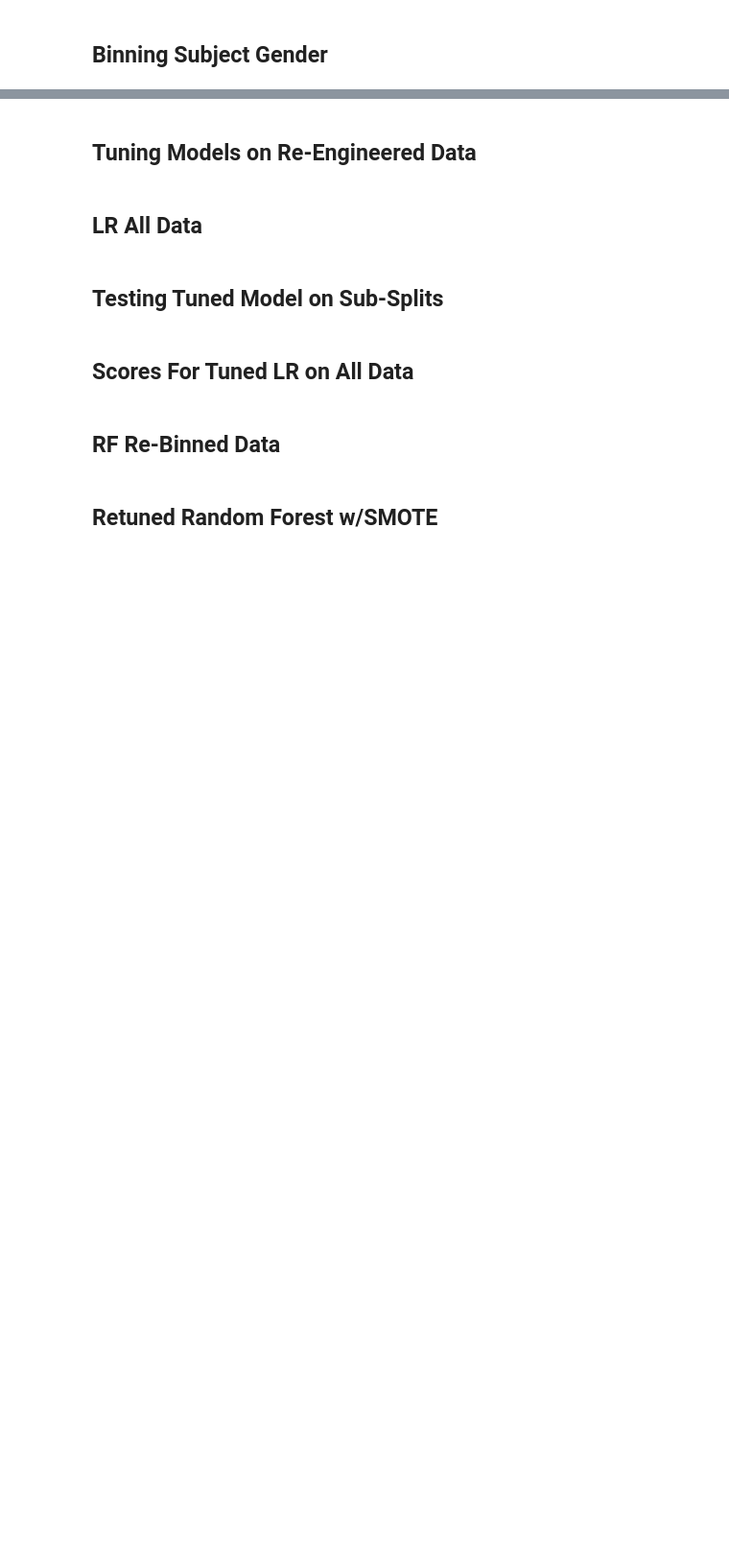
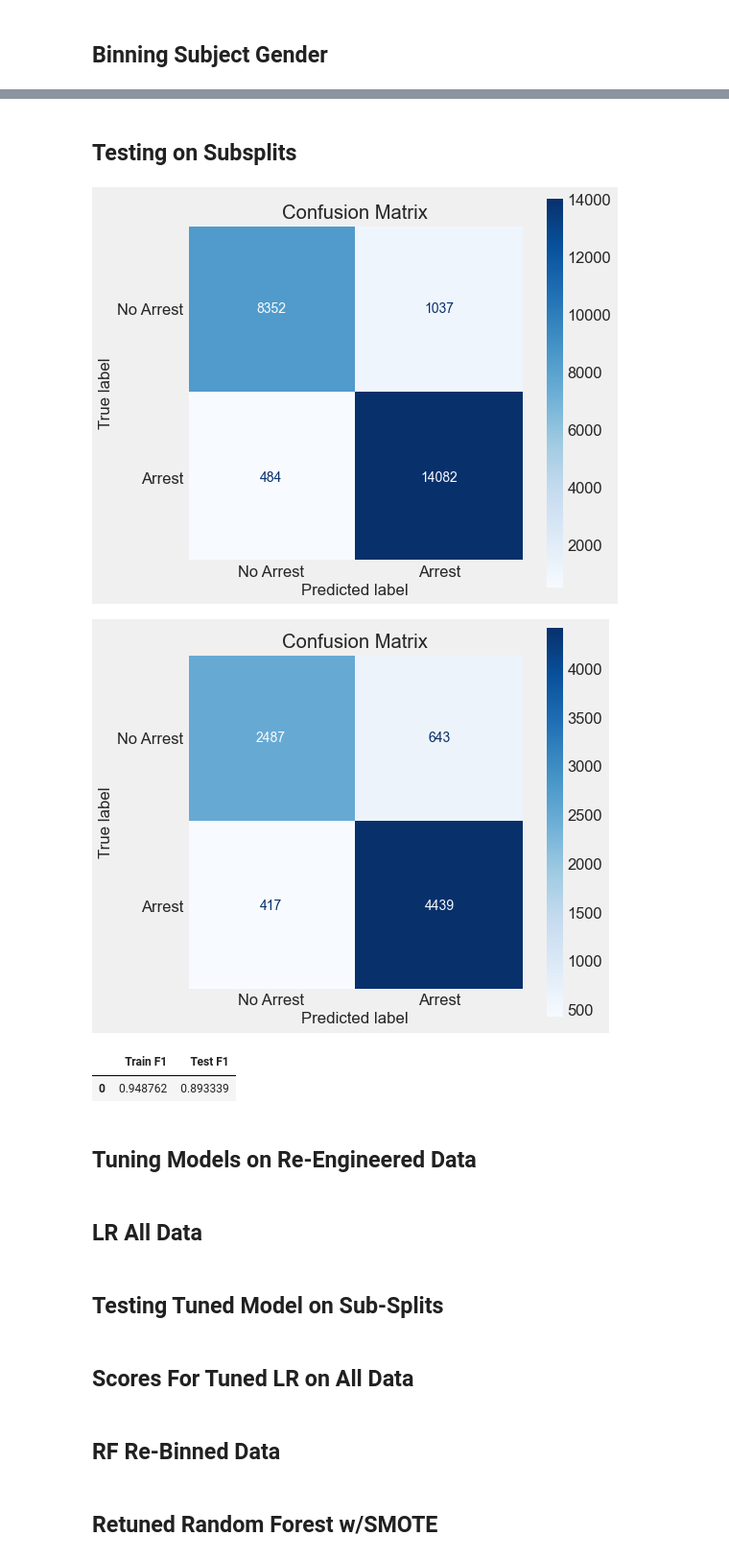
Before and after one commit to jeffreyhwatson/terry_stops_project, a Jupyter notebook: notebooks/exploratory/remixed_engineered.ipynb, the cells around one changed output, grey strips where cells are left out. Shown at 96% size. Drawn from its saved outputs; the diff is of its cells as text; code cells hidden in the pictures; blank space fills up the shorter version.

```diff
--- a/notebooks/exploratory/remixed_engineered.ipynb
+++ b/notebooks/exploratory/remixed_engineered.ipynb
@@ -1963,3 +2018,5 @@ RF2 = RandomForestClassifier(criterion='gini',
                             n_jobs=-1, random_state=2021)
 # %%
 rf_pipeline = make_pipeline(preprocessing_mm, RF2)
+# %%
+rf_pipeline.fit(X_train, y_train)
@@ -2186,10 +2314,10 @@ df['Subject Perceived Gender'].value_counts(normalize=True)
 #             'Call Type', 'Officer Squad', 'Reported Year', 'Reported Month',
 #             'Day of Month', 'Day of Week', 'Reported Hour', 'Initial Call Type','Initial Call Bin']
 # %%
-# excluded = ['Officer ID','Final Call Type', 'Frisk Flag','Weapon Flag',
-#            'Reported Year', 'Reported Month', 'Day of Month', 'Day of Week', 'Reported Hour']
+excluded = ['Officer ID','Final Call Type', 'Frisk Flag','Weapon Flag',
+           'Reported Year', 'Reported Month', 'Day of Month', 'Day of Week', 'Reported Hour']
 # %%
-excluded = ['Officer ID','Final Call Type', 'Frisk Flag','Weapon Flag']
+# excluded = ['Officer ID','Final Call Type', 'Frisk Flag','Weapon Flag']
 # %%
 df_11 = f.framer(df, [], excluded)
 # %%
@@ -2200,0 +2336,2 @@ X_train, X_test, y_train, y_test = f.splitter(X,y)
+# %%
+rf_pipeline.fit(X_train, y_train)
@@ -2201,3 +2380,12 @@ X_train, X_test, y_train, y_test = f.splitter(X,y)
+# %% [markdown]
+## Testing on Subsplits
+# %%
+f.subsplit_test( X_train, y_train, rf_pipeline)
+# %% [output]
+[figure, added]
+[figure, added]
+|  | Train F1 | Test F1 |
+| 0 | 0.948762 | 0.893339 |
 # %% [markdown]
 ## Tuning Models on Re-Engineered Data
 # %% [markdown]
```
Also changed, not shown: parts of 119 cells of this notebook.
